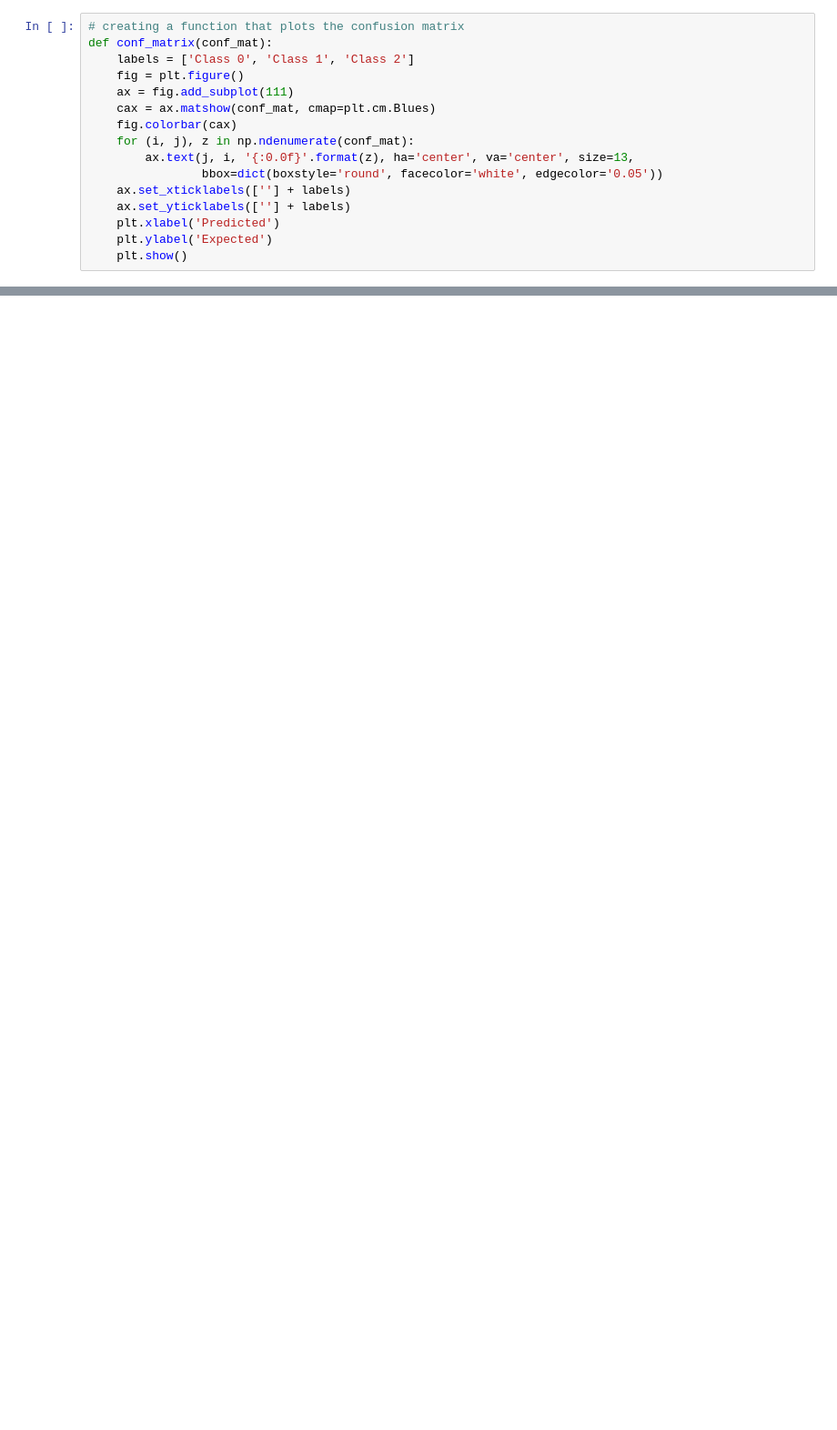
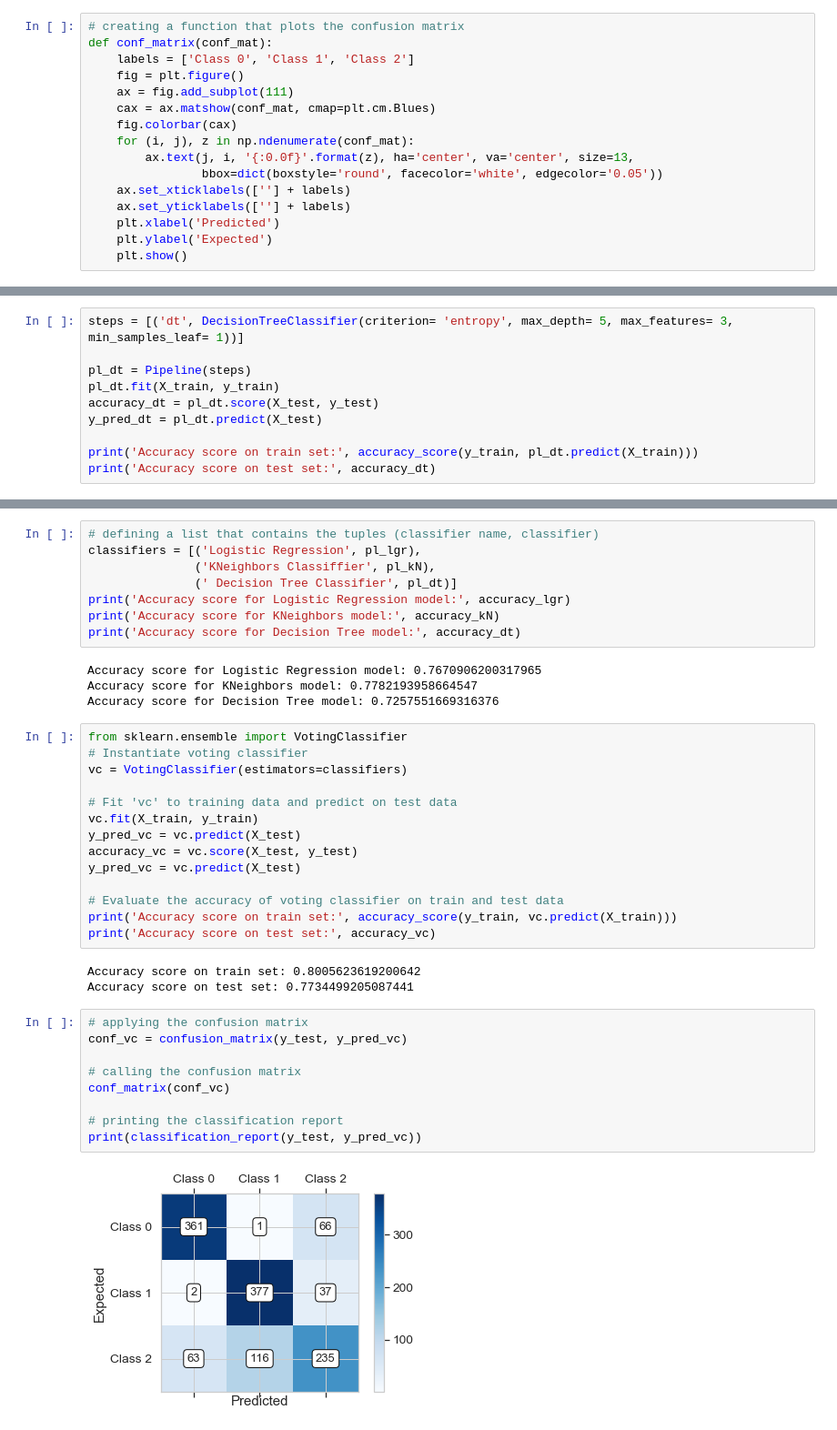
Before and after one commit to mb-la/Capstone-Project-1, a Jupyter notebook: Machine Learning.ipynb, the cells around one changed output, grey strips where cells are left out. Shown: that part at 91% size. Saved outputs shown, nothing was run; the diff lists cells and outputs as text; blank space fills up the shorter version.

```diff
--- a/Machine Learning.ipynb
+++ b/Machine Learning.ipynb
@@ -618,0 +595,10 @@ weighted avg       0.73      0.72      0.72      1240
+# %%
+steps = [('dt', DecisionTreeClassifier(criterion= 'entropy', max_depth= 5, max_features= 3, min_samples_leaf= 1))]
+
+pl_dt = Pipeline(steps)
+pl_dt.fit(X_train, y_train)
+accuracy_dt = pl_dt.score(X_test, y_test)
+y_pred_dt = pl_dt.predict(X_test)
+
+print('Accuracy score on train set:', accuracy_score(y_train, pl_dt.predict(X_train)))
+print('Accuracy score on test set:', accuracy_dt)
@@ -618,0 +632,40 @@ weighted avg       0.73      0.72      0.72      1240
+# %%
+# defining a list that contains the tuples (classifier name, classifier)
+classifiers = [('Logistic Regression', pl_lgr),
+               ('KNeighbors Classiffier', pl_kN),
+               (' Decision Tree Classifier', pl_dt)]
+print('Accuracy score for Logistic Regression model:', accuracy_lgr)
+print('Accuracy score for KNeighbors model:', accuracy_kN)
+print('Accuracy score for Decision Tree model:', accuracy_dt)
+# %% [output]
+Accuracy score for Logistic Regression model: 0.7670906200317965
+Accuracy score for KNeighbors model: 0.7782193958664547
+Accuracy score for Decision Tree model: 0.7257551669316376
+# %%
+from sklearn.ensemble import VotingClassifier
+# Instantiate voting classifier
+vc = VotingClassifier(estimators=classifiers)
+
+# Fit 'vc' to training data and predict on test data
+vc.fit(X_train, y_train)
+y_pred_vc = vc.predict(X_test)
+accuracy_vc = vc.score(X_test, y_test)
+y_pred_vc = vc.predict(X_test)
+
+# Evaluate the accuracy of voting classifier on train and test data
+print('Accuracy score on train set:', accuracy_score(y_train, vc.predict(X_train)))
+print('Accuracy score on test set:', accuracy_vc)
+# %% [output]
+Accuracy score on train set: 0.8005623619200642
+Accuracy score on test set: 0.7734499205087441
+# %%
+# applying the confusion matrix
+conf_vc = confusion_matrix(y_test, y_pred_vc)
+
+# calling the confusion matrix
+conf_matrix(conf_vc)
+
+# printing the classification report
+print(classification_report(y_test, y_pred_vc))
+# %% [output]
+[figure, added]
```
Also changed, not shown: parts of 81 cells of this notebook.
